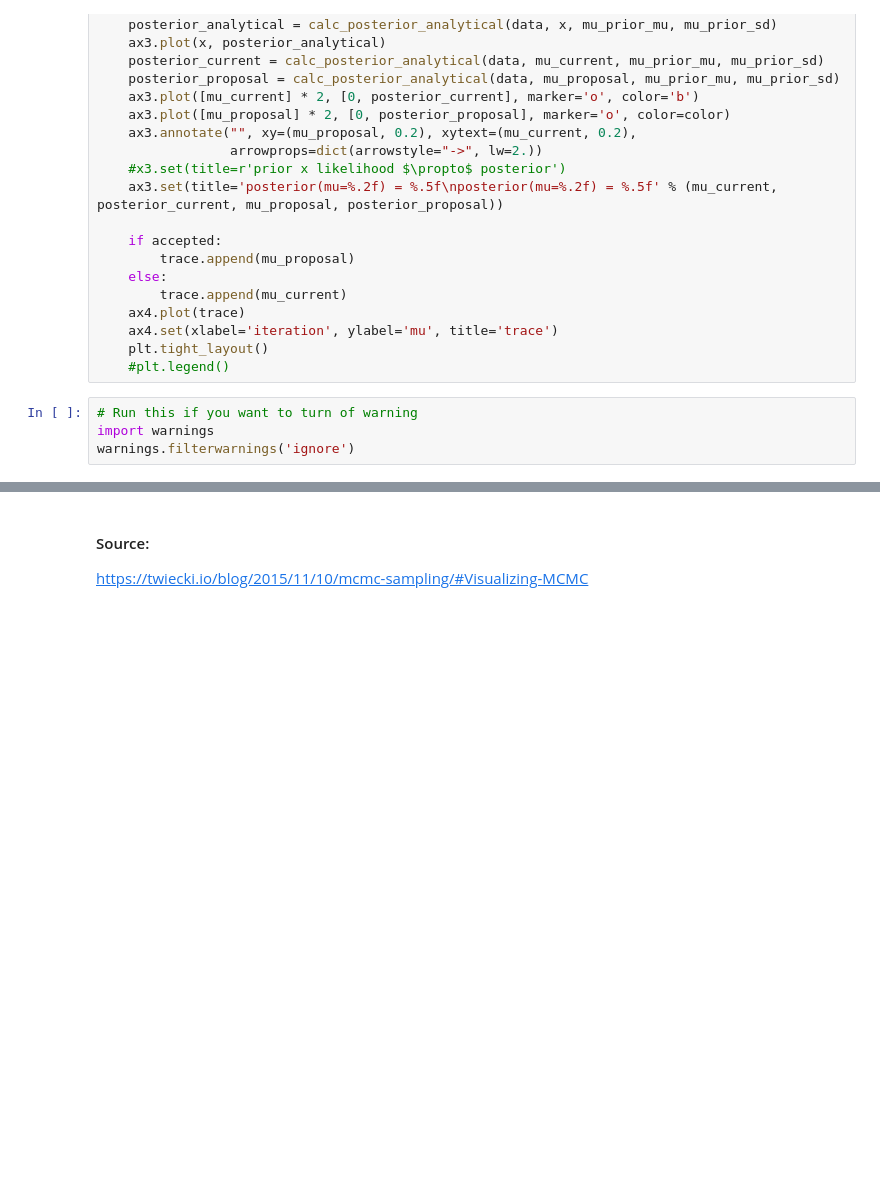
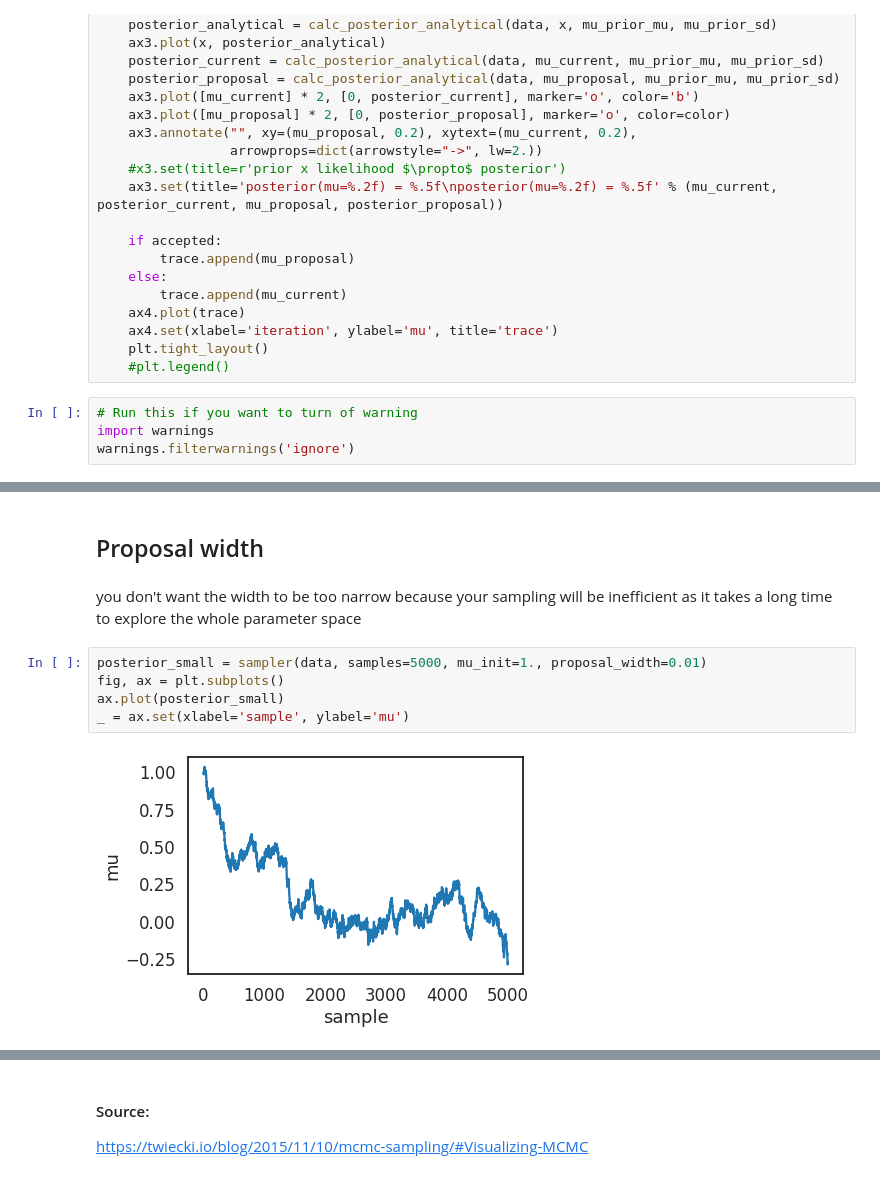
Before and after one commit to danhphan/bayesian-inferences, a Jupyter notebook: 61_mcmc_sampling_basic.ipynb, the cells around one changed output, grey strips where cells are left out. Cells and saved outputs as stored; diff of their text form; blank space fills up the shorter version.

```diff
--- a/61_mcmc_sampling_basic.ipynb
+++ b/61_mcmc_sampling_basic.ipynb
@@ -186,0 +194,11 @@ ax.legend()
+# %% [markdown]
+## Proposal width
+# %% [markdown]
+you don't want the width to be too narrow because your sampling will be inefficient as it takes a long time to explore the whole parameter space
+# %%
+posterior_small = sampler(data, samples=5000, mu_init=1., proposal_width=0.01)
+fig, ax = plt.subplots()
+ax.plot(posterior_small)
+_ = ax.set(xlabel='sample', ylabel='mu')
+# %% [output]
+[figure, added]
```
Also changed, not shown: parts of 11 cells of this notebook.
